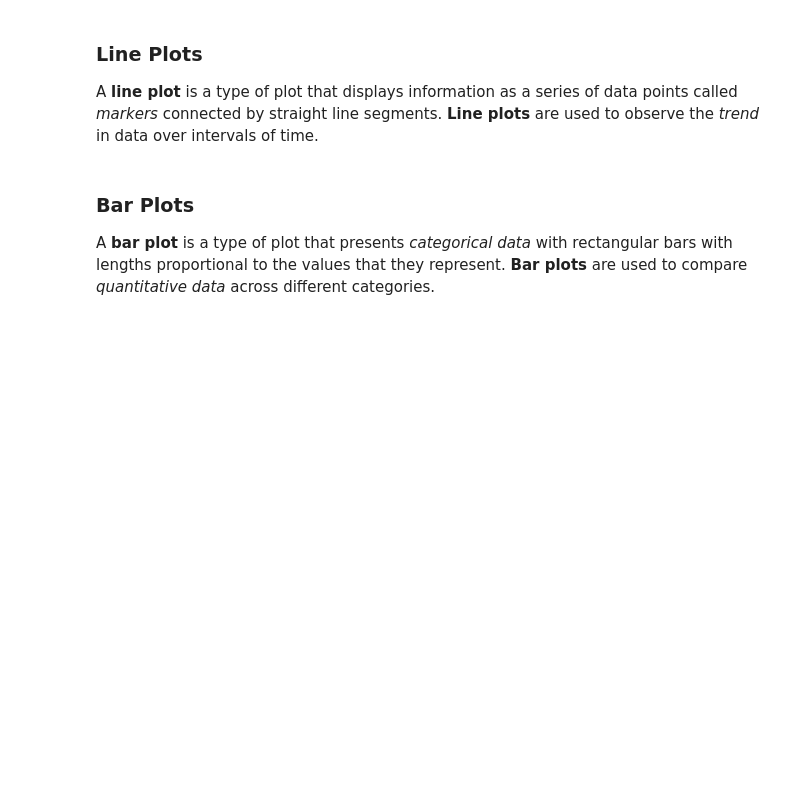
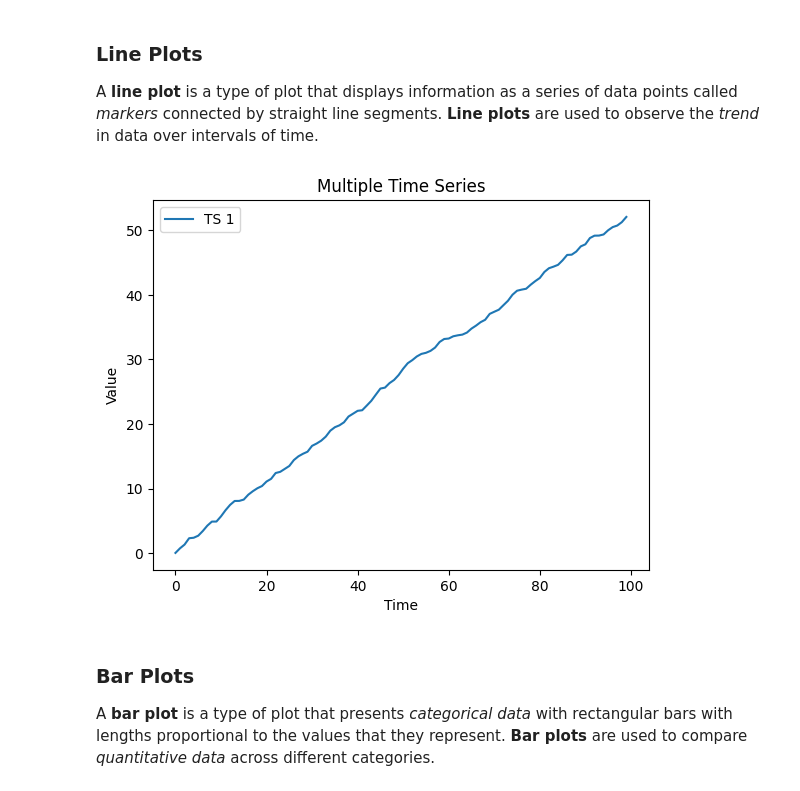
Before and after one commit to EngAndres/ud-public, a Jupyter notebook: courses/data-science-introduction/notebooks/Matplotlib-Seaborn.ipynb, the cells around one changed output. Cells and saved outputs as stored; diff of their text form; code cells hidden in the pictures; blank space fills up the shorter version.

```diff
--- a/courses/data-science-introduction/notebooks/Matplotlib-Seaborn.ipynb
+++ b/courses/data-science-introduction/notebooks/Matplotlib-Seaborn.ipynb
@@ -46,19 +97,31 @@ used to observe the _trend_ in data over intervals of time.
 # %%
 import matplotlib.pyplot as plt
 import numpy as np
 
+size = 100
 
 # Generate a time axis
+time = np.arange(0, size, 1)
 
 # Generate random data for three time series
+time_series_1 = np.random.rand(size).cumsum()
 
 # Plot each time series
+plt.plot(time, time_series_1, label="TS 1")
+
 
 # Adding legend
+plt.legend()
 
 # Adding titles and labels
+plt.title("Multiple Time Series")
+plt.xlabel('Time')
+plt.ylabel('Value')
 
 # Display the plot
+plt.show()
+# %% [output]
+[figure, added]
 # %% [markdown]
 ### Bar Plots
 
```
Also changed, not shown: parts of 5 cells of this notebook, 4 other files.
